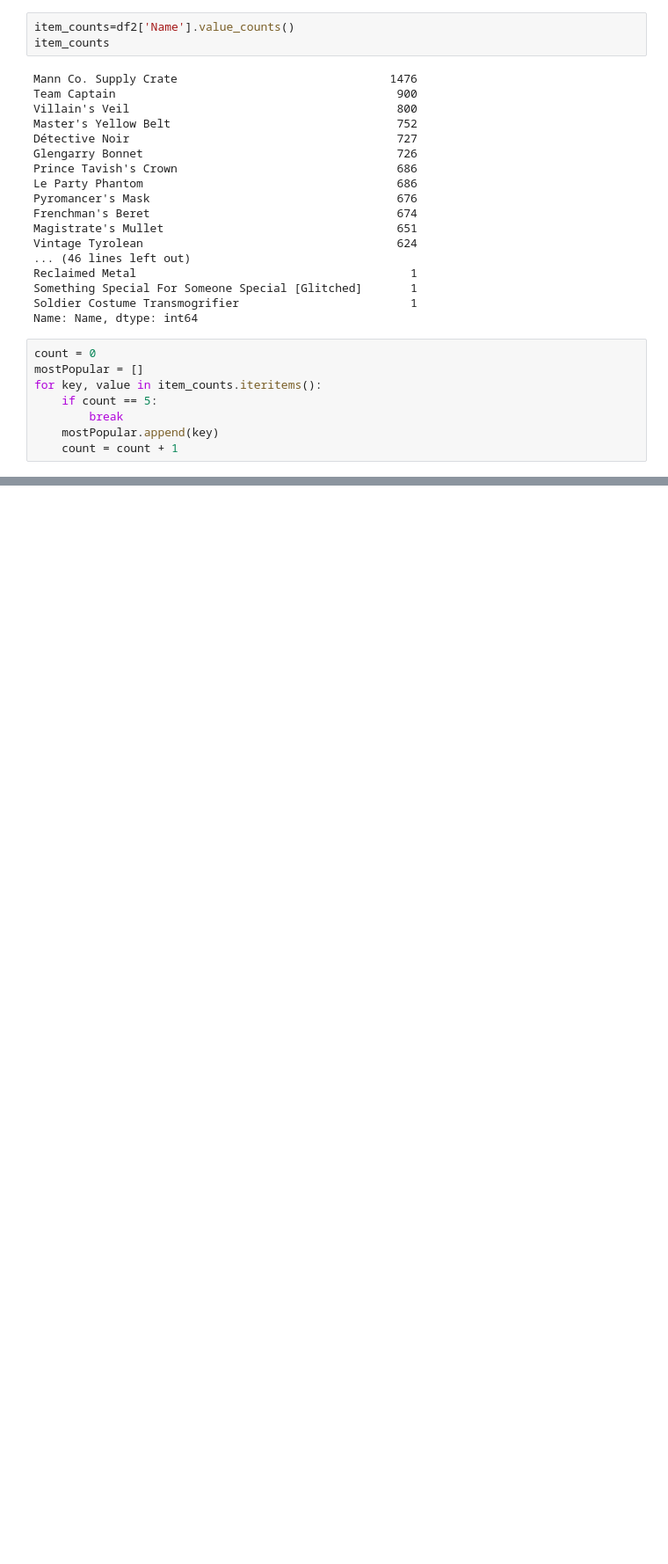
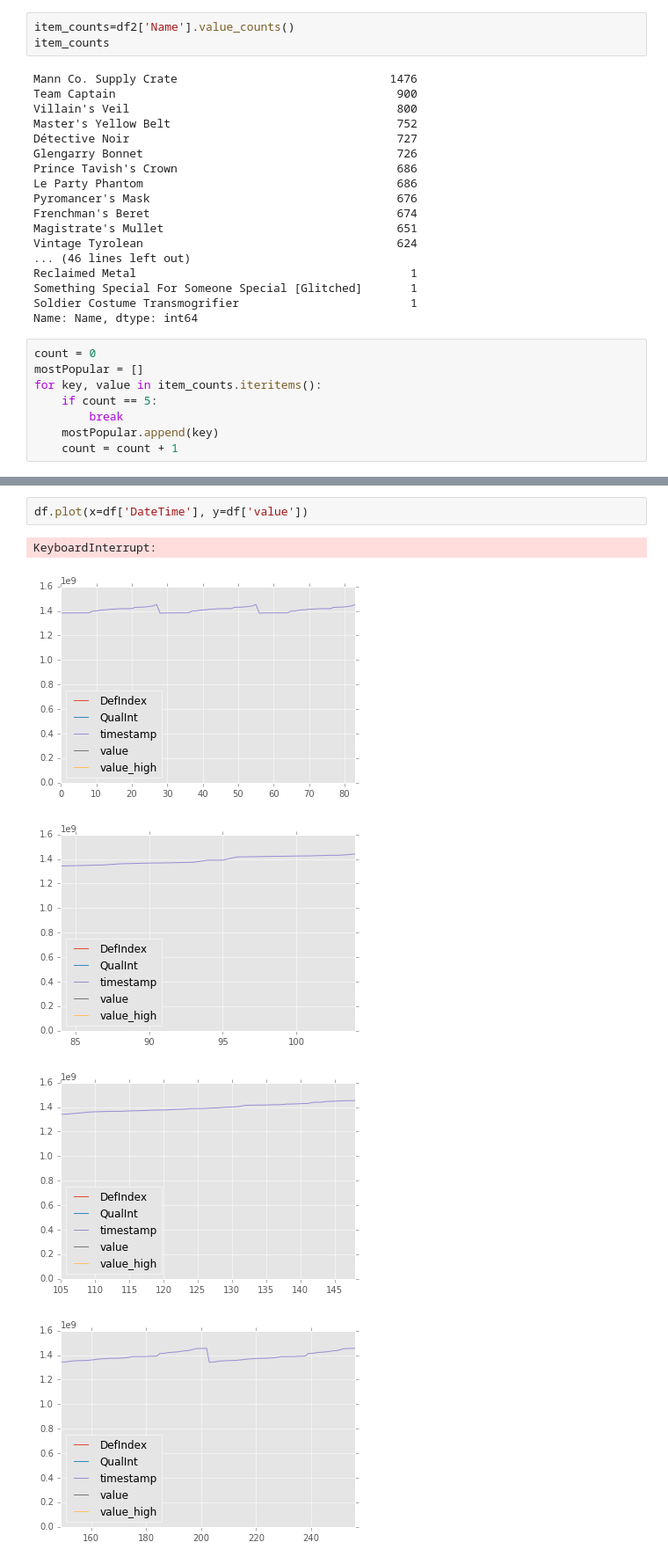
Before and after one commit to NithinPerumal/SteamMarketAnalysis, a Jupyter notebook: IPython Notebook/Nithin's workbook rn.ipynb, the cells around one changed output, grey strips where cells are left out. Shown at 88% size. Drawn from its saved outputs; the diff is of its cells as text; blank space fills up the shorter version.

```diff
--- a/IPython Notebook/Nithin's workbook rn.ipynb
+++ b/IPython Notebook/Nithin's workbook rn.ipynb
@@ -101,0 +98,8 @@ df.plot(x=df['DateTime'], y=df['value'])
+# %%
+df.plot(x=df['DateTime'], y=df['value'])
+# %% [output]
+KeyboardInterrupt:
+[figure, added]
+[figure, added]
+[figure, added]
+[figure, added]
```
Also changed, not shown: parts of 6 cells of this notebook.
